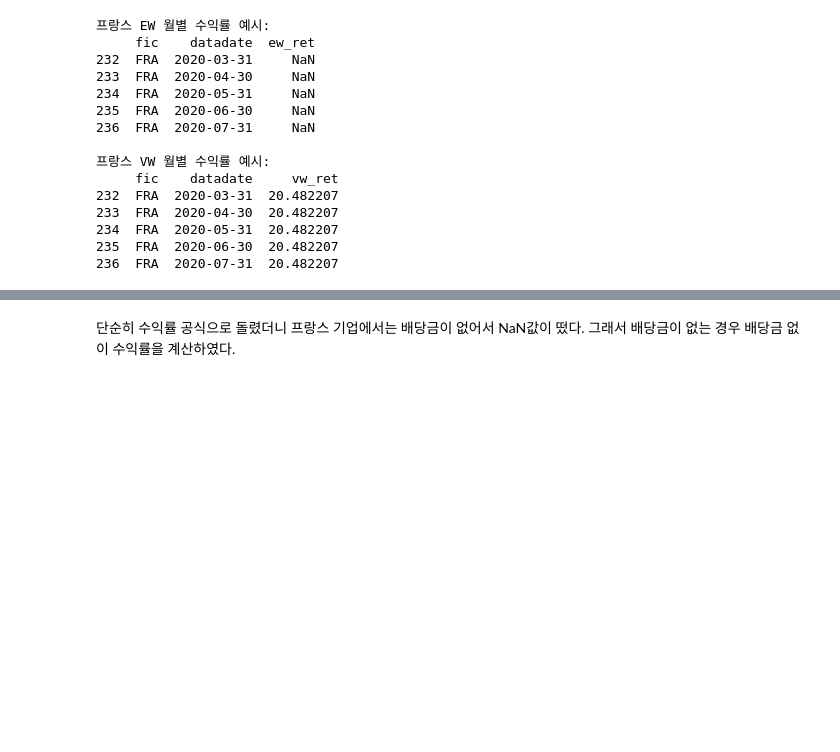
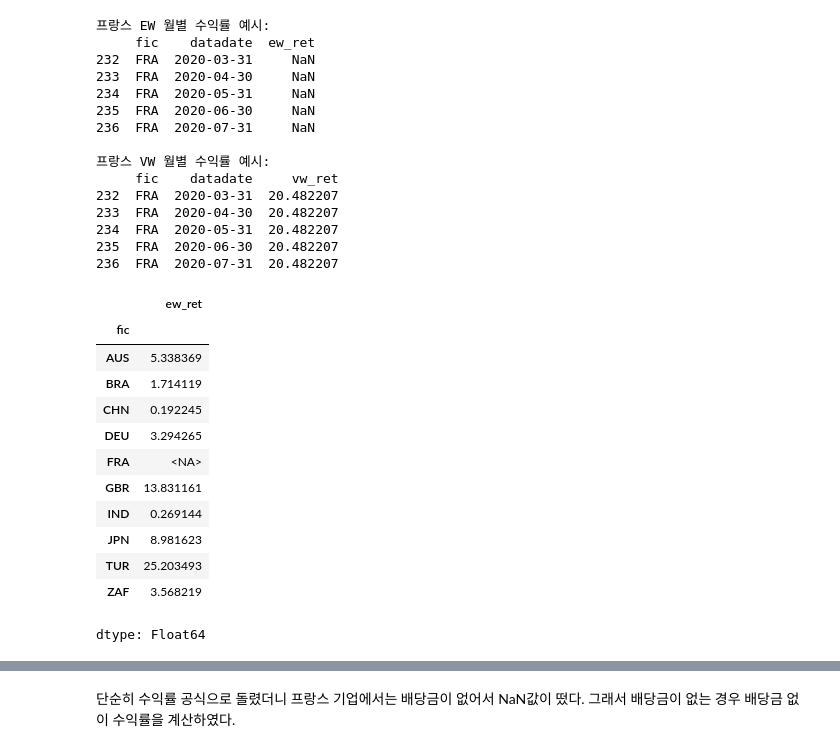
Before and after one commit to LJMfintech/Financial_Data_Analysis, a Jupyter notebook: DataAnalysisHW1.ipynb, the cells around one changed output, grey strips where cells are left out. Saved outputs shown, nothing was run; the diff lists cells and outputs as text; code cells hidden in the pictures; blank space fills up the shorter version.

```diff
--- a/DataAnalysisHW1.ipynb
+++ b/DataAnalysisHW1.ipynb
@@ -286,6 +377,22 @@ print(fr_vw_ret.head())
 234  FRA  2020-05-31  20.482207
 235  FRA  2020-06-30  20.482207
 236  FRA  2020-07-31  20.482207
+# %%
+ew_ret.groupby('fic')['ew_ret'].median()
+# %% [output]
+|  | ew_ret |
+| fic |  |
+| AUS | 5.338369 |
+| BRA | 1.714119 |
+| CHN | 0.192245 |
+| DEU | 3.294265 |
+| FRA | <NA> |
+| GBR | 13.831161 |
+| IND | 0.269144 |
+| JPN | 8.981623 |
+| TUR | 25.203493 |
+| ZAF | 3.568219 |
+dtype: Float64
 # %%
 # datadate가 날짜형이면 변환, 아니면 생략
 ew_ret['datadate'] = pd.to_datetime(ew_ret['datadate'], errors='coerce')
```
Also changed, not shown: parts of 21 cells of this notebook.
